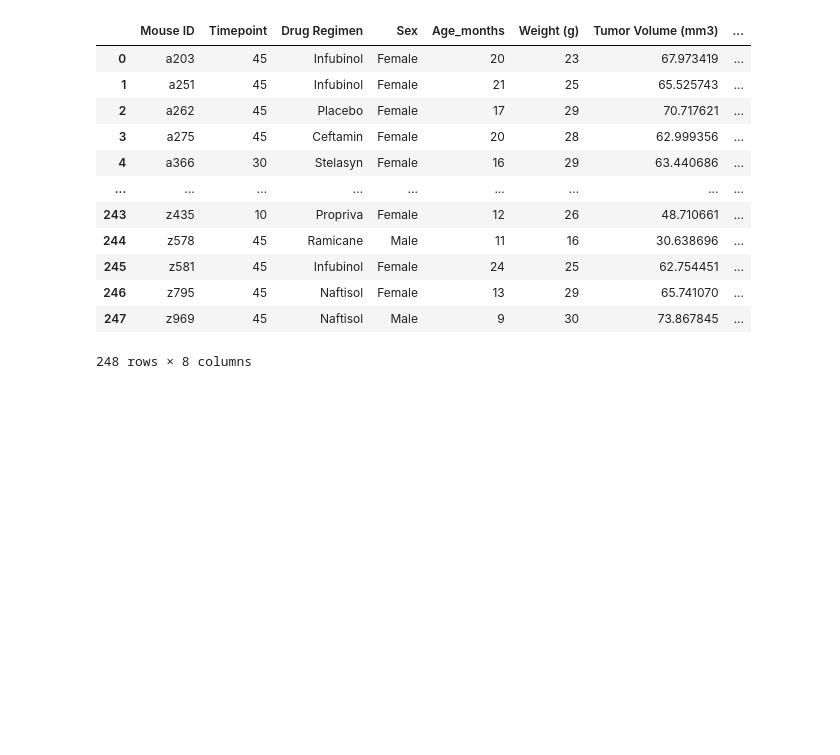
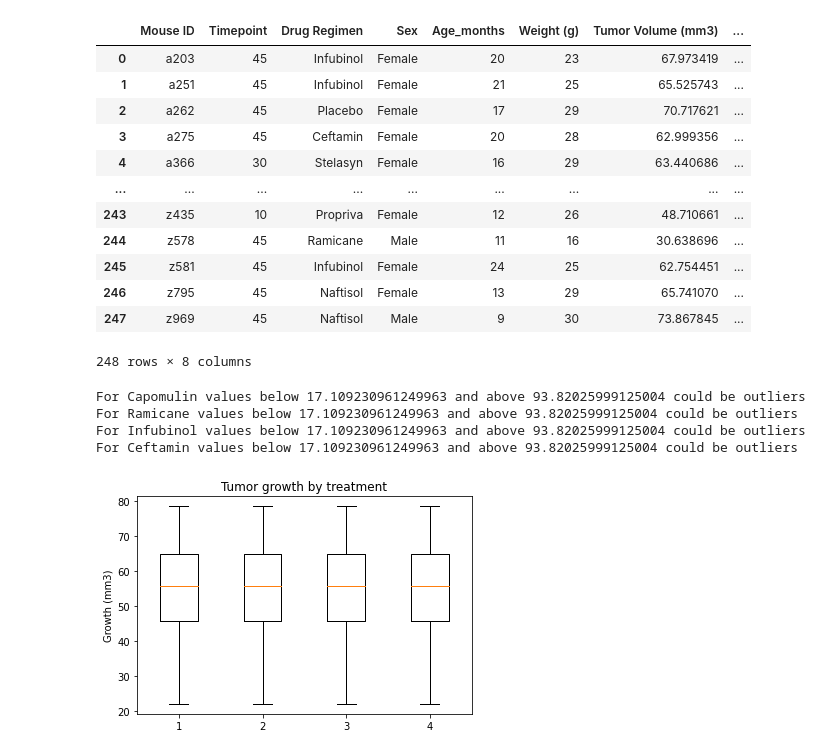
Before and after one commit to carlosmendozaj/Matplotlib_Homework, a Jupyter notebook: Main.ipynb, the cells around one changed output. Drawn from its saved outputs; the diff is of its cells as text; code cells hidden in the pictures; blank space fills up the shorter version.

```diff
--- a/Main.ipynb
+++ b/Main.ipynb
@@ -213,2 +196,67 @@ tumor_merge
+# %%
+# Put treatments into a list for for loop (and later for plot labels)
+
+treatments = ["Capomulin", "Ramicane", "Infubinol", "Ceftamin"]
+
+
+tumor_vol_data = []
+
+for treatment in treatments:
+    tx_regimen = tumor_merge.loc[tumor_merge["Drug Regimen"] == treatment]
+    tumor_vol = tumor_merge["Tumor Volume (mm3)"]
+
+    tumor_vol_data.append(tumor_vol)
+
+
+quartile0 = tumor_vol_data[0].quantile([.25,.5,.75])
+lowerq0 = quartile0[0.25]
+upperq0 = quartile0[0.75]
+IQR0 = upperq0-lowerq0
+
+quartile1 = tumor_vol_data[1].quantile([.25,.5,.75])
+lowerq1 = quartile1[0.25]
+upperq1 = quartile1[0.75]
+IQR1 = upperq1-lowerq1
+
+quartile2 = tumor_vol_data[2].quantile([.25,.5,.75])
+lowerq2 = quartile2[0.25]
+upperq2 = quartile2[0.75]
+IQR2 = upperq2-lowerq2
+
+quartile3 = tumor_vol_data[3].quantile([.25,.5,.75])
+lowerq3 = quartile3[0.25]
+upperq3 = quartile3[0.75]
+IQR3 = upperq3-lowerq3
+
+#Determine outliers using upper and lower bounds
+lower_bound0 = lowerq0 - (1.5*IQR0)
+upper_bound0 = upperq0 + (1.5*IQR0)
+
+lower_bound1 = lowerq1 - (1.5*IQR1)
+upper_bound1 = upperq1 + (1.5*IQR1)
+
+lower_bound2 = lowerq2 - (1.5*IQR2)
+upper_bound2 = upperq2 + (1.5*IQR2)
+
+lower_bound3 = lowerq3 - (1.5*IQR3)
+upper_bound3 = upperq3 + (1.5*IQR3)
+
+print(f"For {treatments[0]} values below {lower_bound0} and above {upper_bound0} could be outliers")
+print(f"For {treatments[1]} values below {lower_bound1} and above {upper_bound1} could be outliers")
+print(f"For {treatments[2]} values below {lower_bound2} and above {upper_bound2} could be outliers")
+print(f"For {treatments[3]} values below {lower_bound3} and above {upper_bound3} could be outliers")
+flierprops = dict(marker='*', markerfacecolor='y', markersize=12,
+                  linestyle='none')
+fig1, ax1 = plt.subplots()
+ax1.set_title('Tumor growth by treatment')
+ax1.set_ylabel('Growth (mm3)')
+ax1.boxplot(tumor_vol_data, flierprops = flierprops)
+plt.show()
+# %% [output]
+For Capomulin values below 17.109230961249963 and above 93.82025999125004 could be outliers
+For Ramicane values below 17.109230961249963 and above 93.82025999125004 could be outliers
+For Infubinol values below 17.109230961249963 and above 93.82025999125004 could be outliers
+For Ceftamin values below 17.109230961249963 and above 93.82025999125004 could be outliers
+[figure, added]
 # %%
 # Generate a box plot of the final tumor volume of each mouse across four regimens of interest
```
Also changed, not shown: parts of 2 cells of this notebook.
